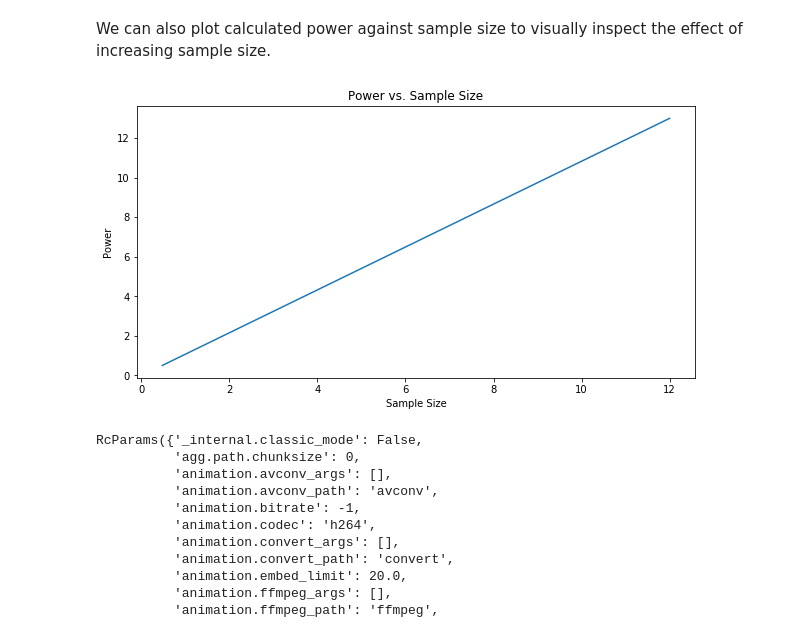
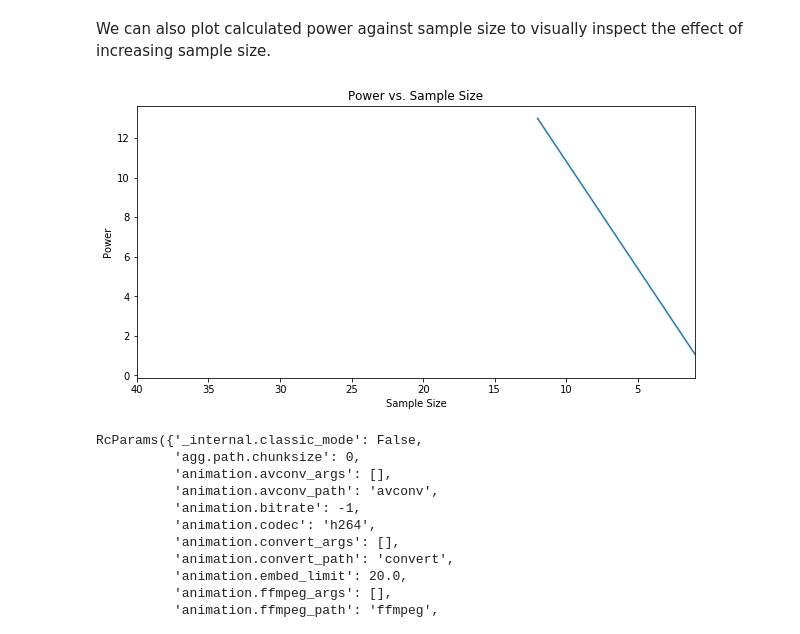
Before and after one commit to MarcSchneider71/dsc-2-20-13-statistical-power-lab-nyc-ds-career-012819, a Jupyter notebook: index.ipynb, the cells around one changed output. Saved outputs shown, nothing was run; the diff lists cells and outputs as text; code cells hidden in the pictures.

```diff
--- a/index.ipynb
+++ b/index.ipynb
@@ -243,15 +243,16 @@ We can also plot calculated power against sample size to visually inspect the ef
 # %%
 # Plot a sample size X Power line graph
 
 from pylab import rcParams
 plt.figure()
 plt.title('Power vs. Sample Size')
 plt.xlabel('Sample Size')
 plt.ylabel('Power')
+plt.xlim(40)
 rcParams['figure.figsize'] = 10, 5
 plt.plot(power_sample[0], power_sample[1]);
 # %% [output]
-[figure, old version]
+[figure, new version]
 # %%
 # %% [output]
 RcParams({'_internal.classic_mode': False,
```
